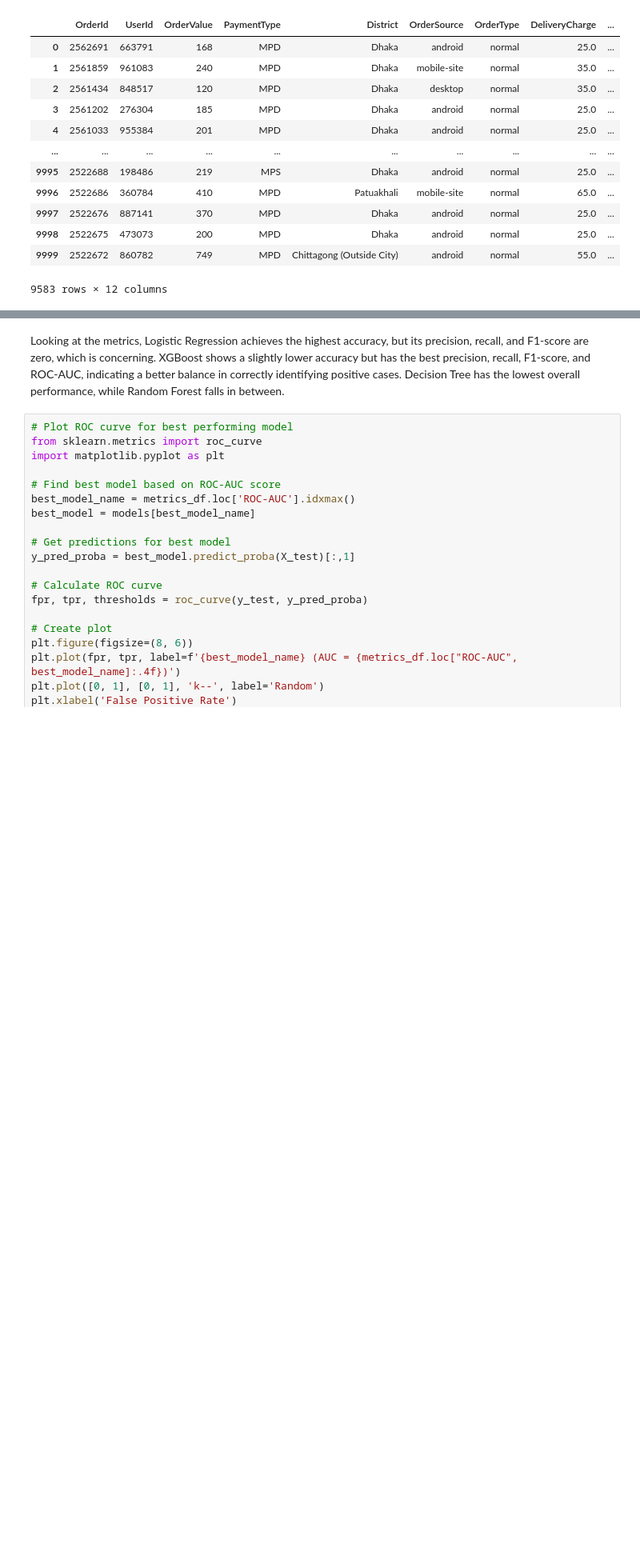
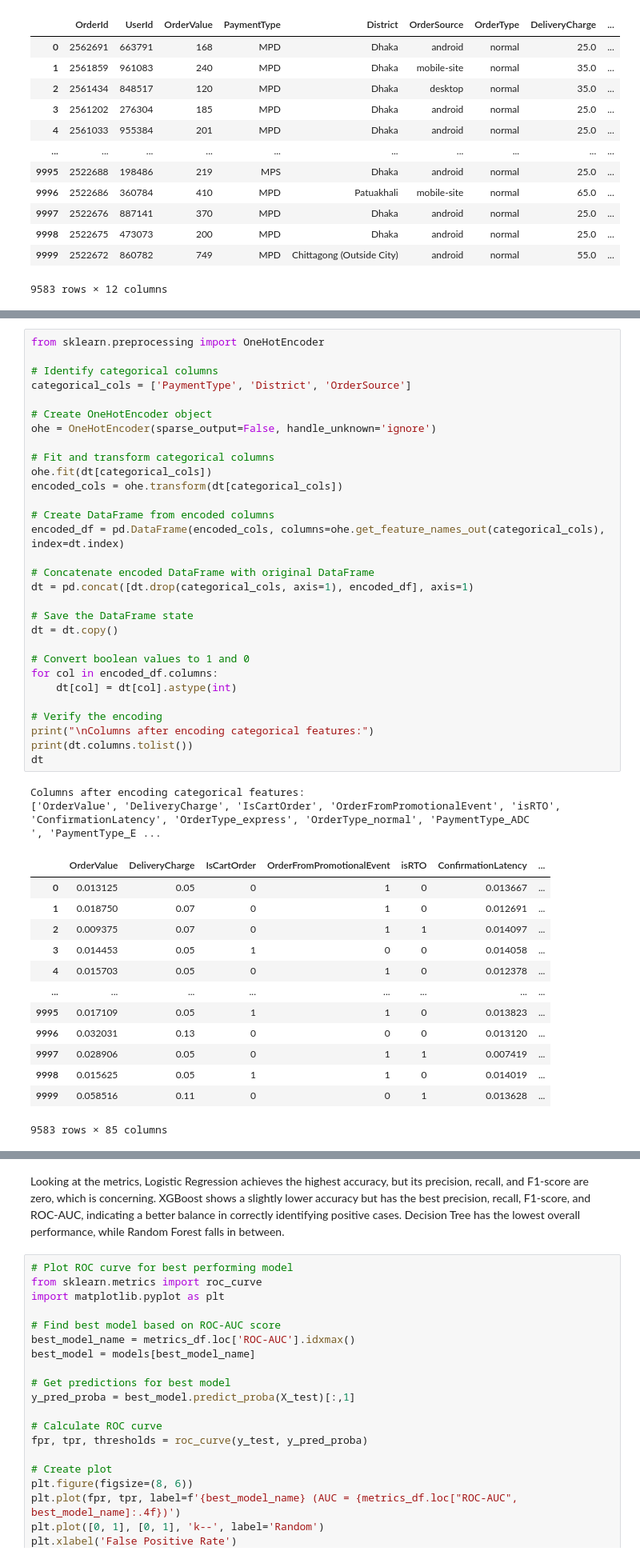
Before and after one commit to AbdullahAlAlif/RTO_Classification_System, a Jupyter notebook: RTO_classification.ipynb, the cells around one changed output, grey strips where cells are left out. Shown: that part at 80% size. Drawn from its saved outputs; the diff is of its cells as text; blank space fills up the shorter version.

```diff
--- a/RTO_classification.ipynb
+++ b/RTO_classification.ipynb
@@ -421,0 +449,46 @@ Sample of normalized DeliveryCharge and OrderValue:
+# %%
+from sklearn.preprocessing import OneHotEncoder
+
+# Identify categorical columns
+categorical_cols = ['PaymentType', 'District', 'OrderSource']
+
+# Create OneHotEncoder object
+ohe = OneHotEncoder(sparse_output=False, handle_unknown='ignore')
+
+# Fit and transform categorical columns
+ohe.fit(dt[categorical_cols])
+encoded_cols = ohe.transform(dt[categorical_cols])
+
+# Create DataFrame from encoded columns
+encoded_df = pd.DataFrame(encoded_cols, columns=ohe.get_feature_names_out(categorical_cols), index=dt.index)
+
+# Concatenate encoded DataFrame with original DataFrame
+dt = pd.concat([dt.drop(categorical_cols, axis=1), encoded_df], axis=1)
+
+# Save the DataFrame state
+dt = dt.copy()
+
+# Convert boolean values to 1 and 0
+for col in encoded_df.columns:
+    dt[col] = dt[col].astype(int)
+
+# Verify the encoding
+print("\nColumns after encoding categorical features:")
+print(dt.columns.tolist())
+dt
+# %% [output]
+Columns after encoding categorical features:
+['OrderValue', 'DeliveryCharge', 'IsCartOrder', 'OrderFromPromotionalEvent', 'isRTO', 'ConfirmationLatency', 'OrderType_express', 'OrderType_normal', 'PaymentType_ADC                 ', 'PaymentType_E ...
+|  | OrderValue | DeliveryCharge | IsCartOrder | OrderFromPromotionalEvent | isRTO | ConfirmationLatency | ... |
+| 0 | 0.013125 | 0.05 | 0 | 1 | 0 | 0.013667 | ... |
+| 1 | 0.018750 | 0.07 | 0 | 1 | 0 | 0.012691 | ... |
+| 2 | 0.009375 | 0.07 | 0 | 1 | 1 | 0.014097 | ... |
+| 3 | 0.014453 | 0.05 | 1 | 0 | 0 | 0.014058 | ... |
+| 4 | 0.015703 | 0.05 | 0 | 1 | 0 | 0.012378 | ... |
+| ... | ... | ... | ... | ... | ... | ... | ... |
+| 9995 | 0.017109 | 0.05 | 1 | 1 | 0 | 0.013823 | ... |
+| 9996 | 0.032031 | 0.13 | 0 | 0 | 0 | 0.013120 | ... |
+| 9997 | 0.028906 | 0.05 | 0 | 1 | 1 | 0.007419 | ... |
+| 9998 | 0.015625 | 0.05 | 1 | 1 | 0 | 0.014019 | ... |
+| 9999 | 0.058516 | 0.11 | 0 | 0 | 1 | 0.013628 | ... |
+9583 rows × 85 columns
```
Also changed, not shown: parts of 28 cells of this notebook, 4 other files.
